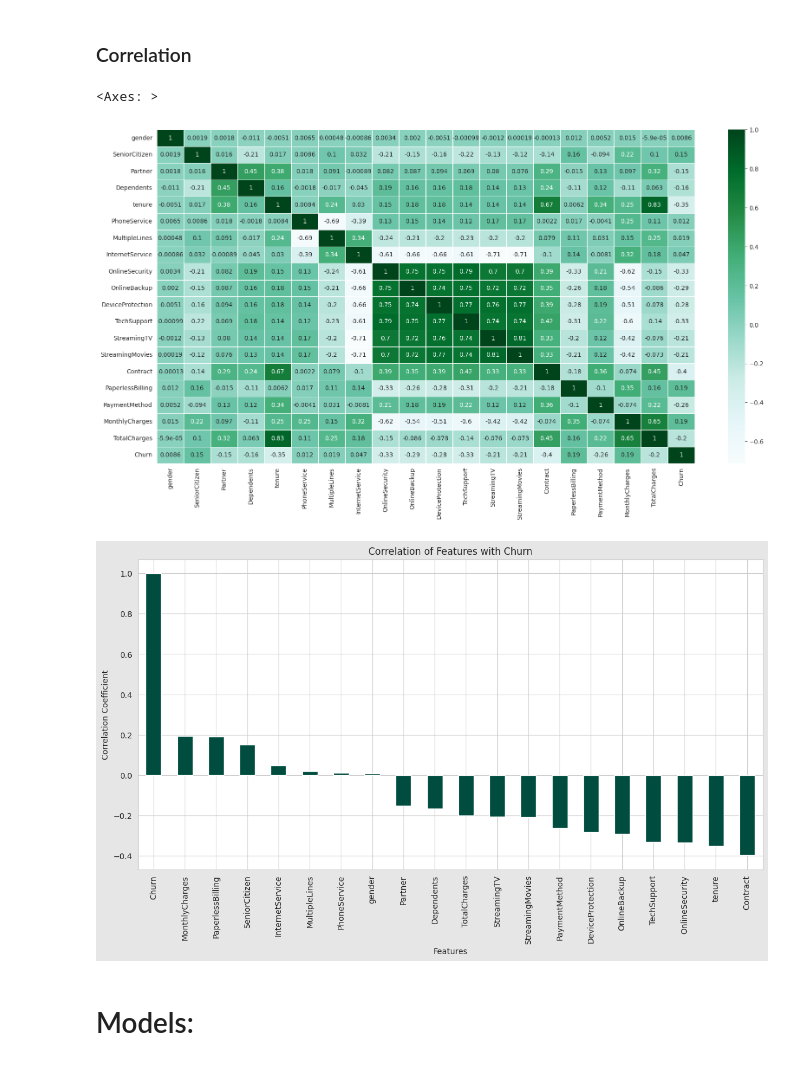
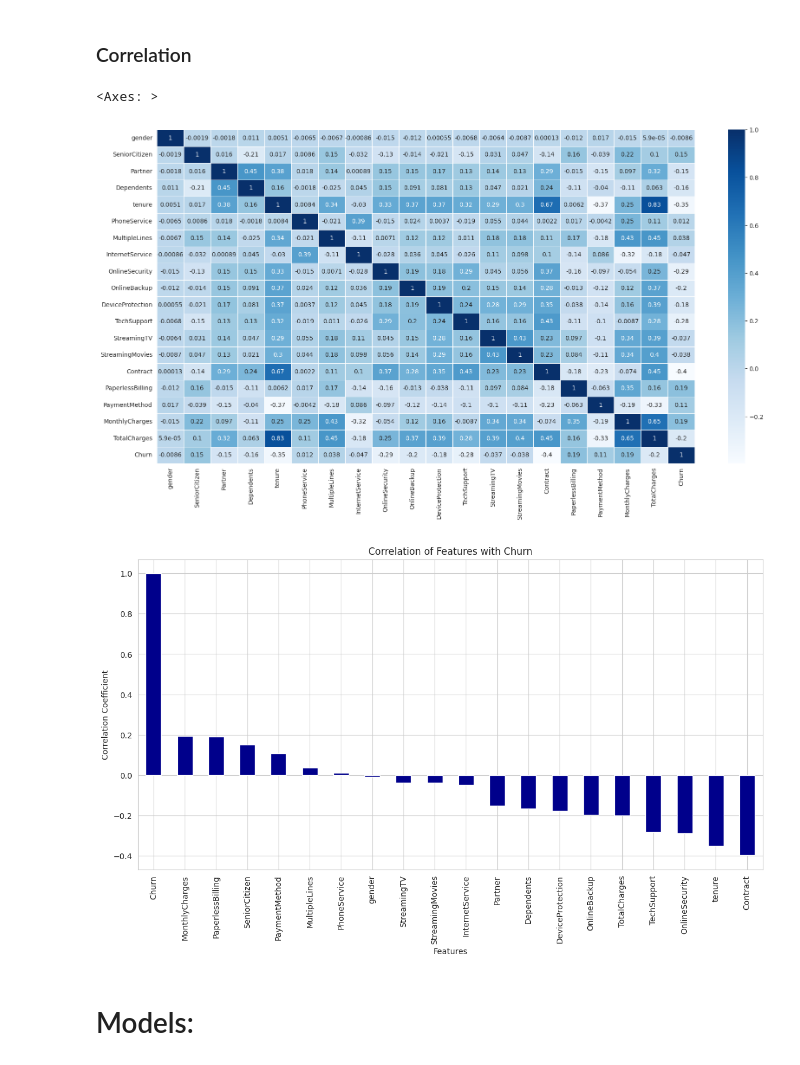
Before and after one commit to Llasheen-0/Customer-Churn-Prediction, a Jupyter notebook: Customer_churn_Prediction.ipynb, the cells around one changed output. Cells and saved outputs as stored; diff of their text form; code cells hidden in the pictures.

```diff
--- a/Customer_churn_Prediction.ipynb
+++ b/Customer_churn_Prediction.ipynb
@@ -412,15 +365,0 @@ df['StreamingMovies']=df['StreamingMovies'].replace("No internet service",2)
-# %%
-df['Contract']=df['Contract'].replace("Month-to-month",0)
-df['Contract']=df['Contract'].replace("One year",1)
-df['Contract']=df['Contract'].replace("Two year",2)
-# %%
-df['PaperlessBilling']=df['PaperlessBilling'].replace("Yes",1)
-df['PaperlessBilling']=df['PaperlessBilling'].replace("No",0)
-# %%
-df['PaymentMethod']=df['PaymentMethod'].replace("Electronic check",0)
-df['PaymentMethod']=df['PaymentMethod'].replace("Mailed check",1)
-df['PaymentMethod']=df['PaymentMethod'].replace("Bank transfer (automatic)",2)
-df['PaymentMethod']=df['PaymentMethod'].replace("Credit card (automatic)",3)
-# %%
-df['Churn']=df['Churn'].replace("Yes",1)
-df['Churn']=df['Churn'].replace("No",0)
@@ -489,23 +450,23 @@ dtype: float64
 # %%
 # heatmap
 plt.figure(figsize=(20,10))
-sns.heatmap(df.corr(), annot=True,linewidths=.5, cmap='BuGn')
+sns.heatmap(df.corr(), annot=True,linewidths=.5, cmap='Blues')
 # %% [output]
 <Axes: >
-[figure, old version]
+[figure, new version]
 # %%
 import matplotlib.pyplot as plt
 
 # Your code for plotting
-plt.figure(figsize=(14, 7), facecolor='#E6E6E6')  # Set figure background to #E6E6E6
-df.corr()['Churn'].sort_values(ascending=False).plot(kind='bar', color='#004D40')  # Dark teal color
+plt.figure(figsize=(14, 7))  # Set figure background to #E6E6E6
+df.corr()['Churn'].sort_values(ascending=False).plot(kind='bar', color='DarkBlue')  # Dark teal color
 
 plt.title('Correlation of Features with Churn')
 plt.ylabel('Correlation Coefficient')
 plt.xlabel('Features')
 plt.show()
 # %% [output]
-[figure, old version]
+[figure, new version]
 # %% [markdown]
 # Models:
 # %%
```
Also changed, not shown: parts of 23 cells of this notebook.
